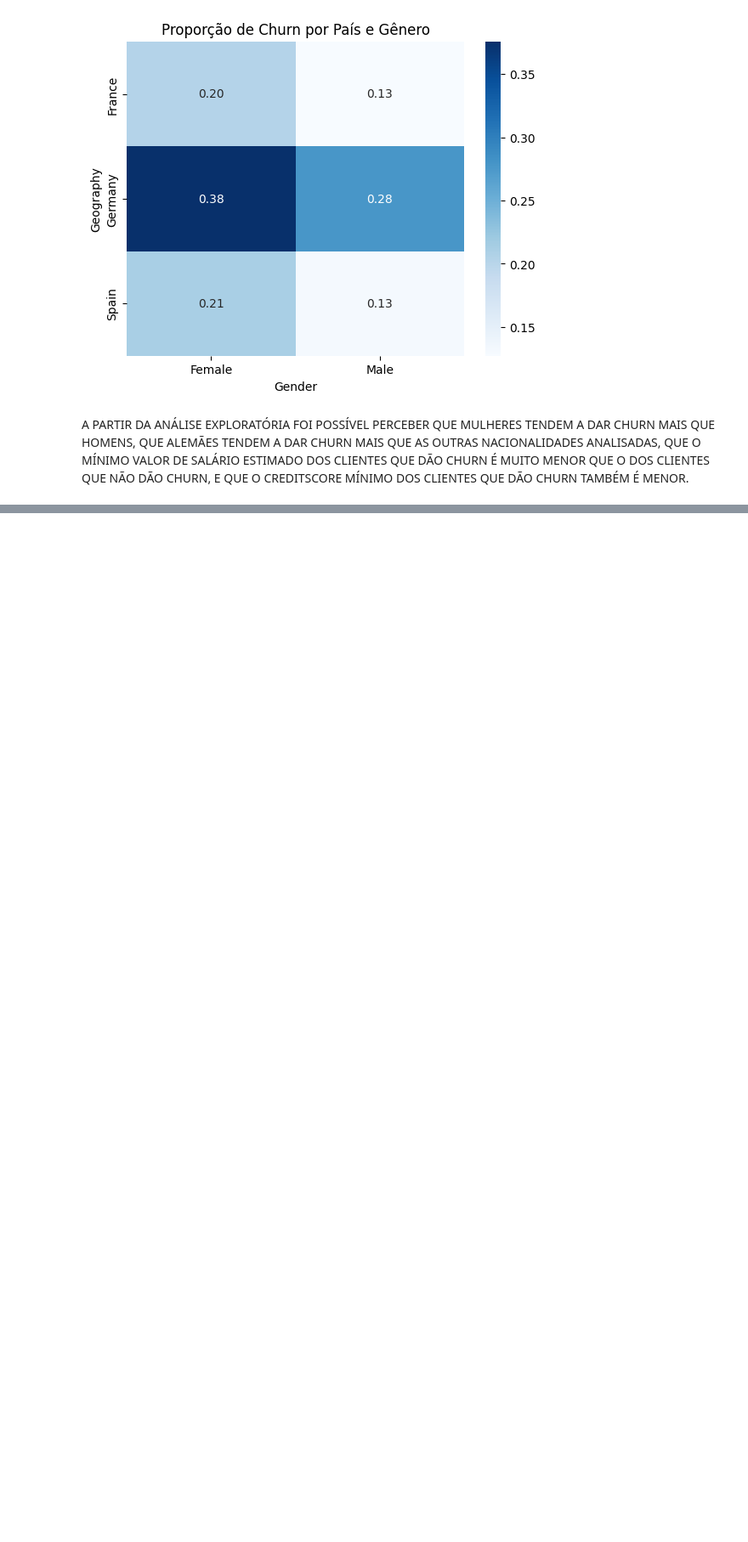
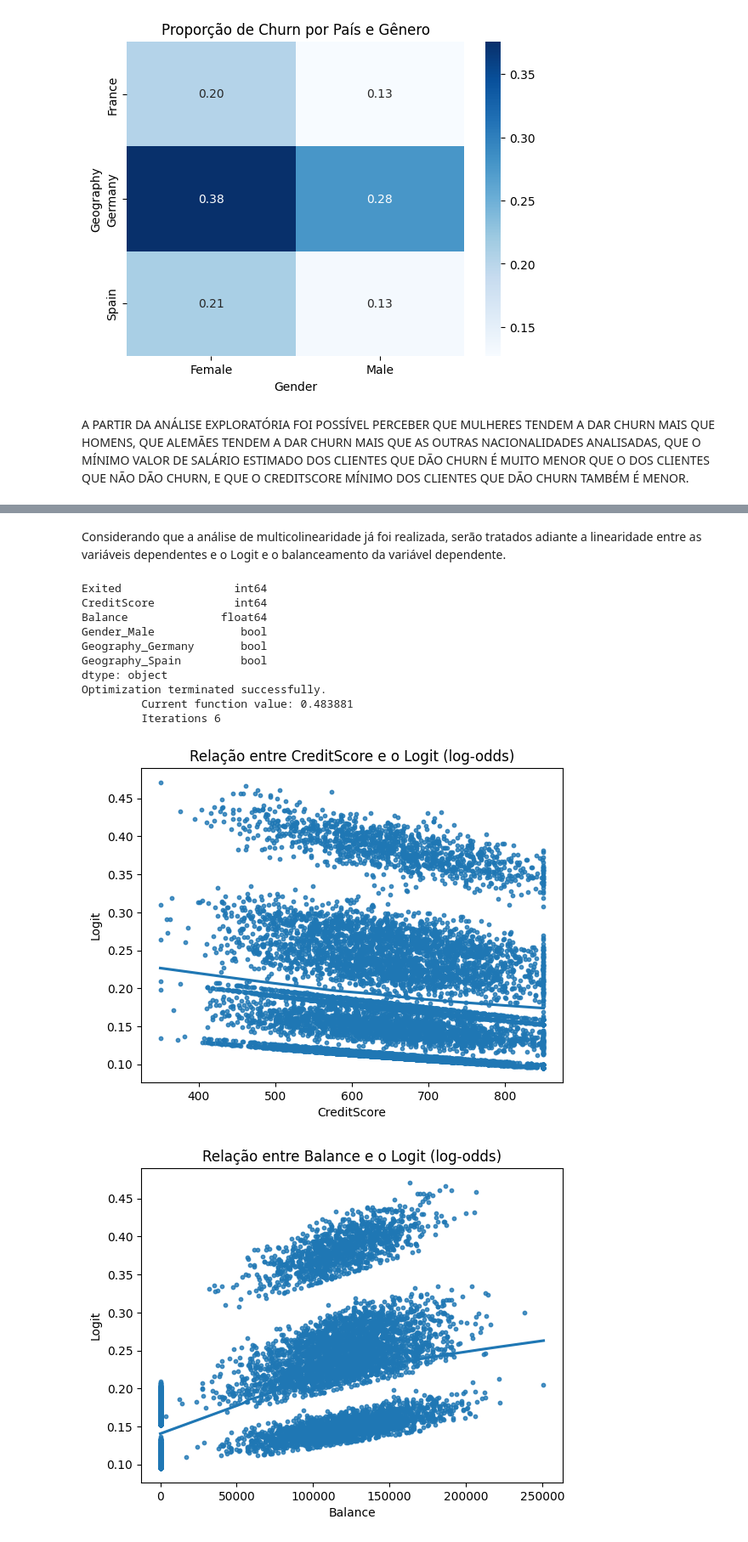
Before and after one commit to gustavo-plc/PyStatistics, a Jupyter notebook: AEDI_T5.ipynb, the cells around one changed output, grey strips where cells are left out. Shown at 85% size. Drawn from its saved outputs; the diff is of its cells as text; code cells hidden in the pictures; blank space fills up the shorter version.

Commit message:
Regressão logística para previsão de Churn

```diff
--- a/AEDI_T5.ipynb
+++ b/AEDI_T5.ipynb
@@ -246,0 +563,55 @@ A PARTIR DA ANÁLISE EXPLORATÓRIA FOI POSSÍVEL PERCEBER QUE MULHERES TENDEM A
+# %% [markdown]
+Considerando que a análise de multicolinearidade já foi realizada, serão tratados adiante a linearidade entre as variáveis dependentes e o Logit e o balanceamento da variável dependente.
+# %%
+import numpy as np
+import matplotlib.pyplot as plt
+import seaborn as sns
+import statsmodels.api as sm
+import pandas as pd
+
+# Subconjunto com as variáveis relevantes
+dados_modelo = dados[['Exited', 'CreditScore', 'Balance', 'Gender', 'Geography']]
+
+# One-hot encoding para variáveis categóricas
+dados_dummies = pd.get_dummies(dados_modelo, drop_first=True)
+
+# Verifique se todas as colunas são numéricas
+print(dados_dummies.dtypes)
+
+# Separar X e y
+X = dados_dummies.drop('Exited', axis=1)
+y = dados_dummies['Exited']
+
+# Adicionar constante ao modelo
+X_const = sm.add_constant(X)
+
+# Converter tudo para float (garante que não há objetos)
+X_const = X_const.astype(float)
+y = y.astype(float)
+
+# Ajustar modelo logístico
+modelo = sm.Logit(y, X_const).fit()
+
+# Calcular os log-odds (logit)
+logit = modelo.predict(X_const)
+
+# Ver relação com as variáveis contínuas
+for col in ['CreditScore', 'Balance']:
+    sns.regplot(x=dados[col], y=logit, lowess=True, scatter_kws={'s': 10})
+    plt.title(f'Relação entre {col} e o Logit (log-odds)')
+    plt.xlabel(col)
+    plt.ylabel('Logit')
+    plt.show()
+# %% [output]
+Exited                 int64
+CreditScore            int64
+Balance              float64
+Gender_Male             bool
+Geography_Germany       bool
+Geography_Spain         bool
+dtype: object
+Optimization terminated successfully.
+         Current function value: 0.483881
+         Iterations 6
+[figure, added]
+[figure, added]
```
Also changed, not shown: parts of 35 cells of this notebook.
